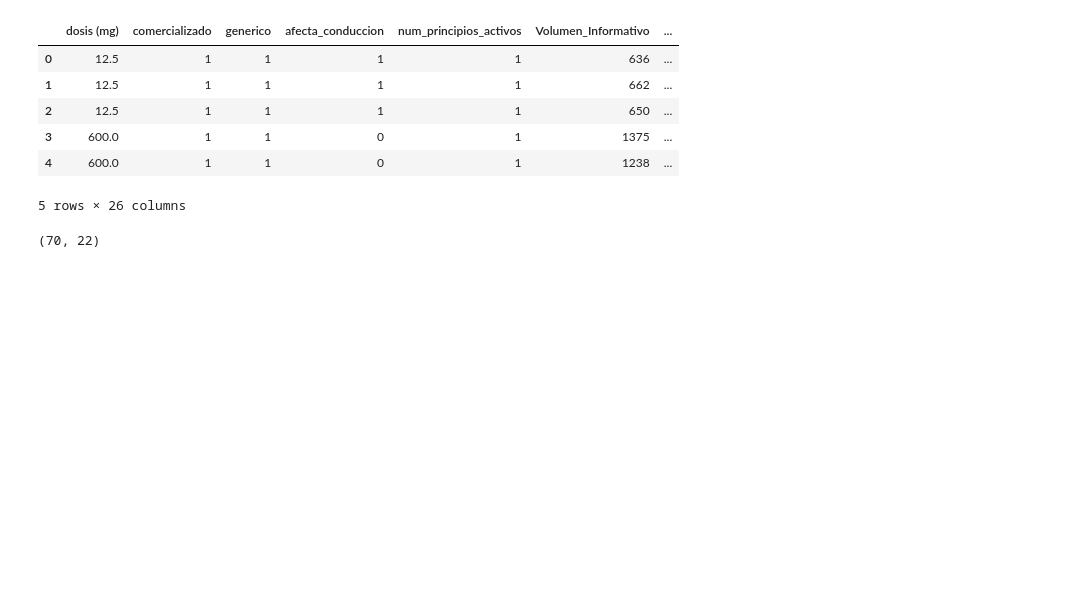
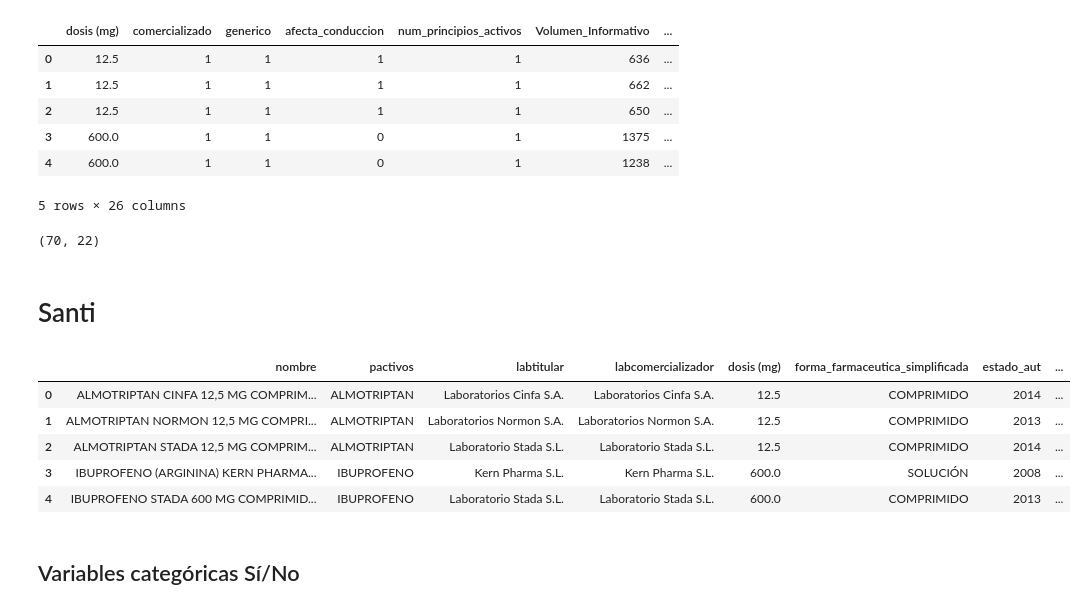
Before and after one commit to Chicloneo/Proyecto-Ingenieria-Dato, a Jupyter notebook: Notebooks/HU-5.ipynb, the cells around one changed output. Saved outputs shown, nothing was run; the diff lists cells and outputs as text; code cells hidden in the pictures; blank space fills up the shorter version.

```diff
--- a/Notebooks/HU-5.ipynb
+++ b/Notebooks/HU-5.ipynb
@@ -149,3 +140,17 @@ X = df.to_numpy()
 print(X.shape)
 # %% [output]
 (70, 22)
+# %% [markdown]
+# Santi
+# %%
+df = pd.read_csv(os.getcwd() + "/../src/data/HU4_EDA.csv")
+df.head()
+# %% [output]
+|  | nombre | pactivos | labtitular | labcomercializador | dosis (mg) | forma_farmaceutica_simplificada | estado_aut | ... |
+| 0 | ALMOTRIPTAN CINFA 12,5 MG COMPRIM... | ALMOTRIPTAN | Laboratorios Cinfa S.A. | Laboratorios Cinfa S.A. | 12.5 | COMPRIMIDO | 2014 | ... |
+| 1 | ALMOTRIPTAN NORMON 12,5 MG COMPRI... | ALMOTRIPTAN | Laboratorios Normon S.A. | Laboratorios Normon S.A. | 12.5 | COMPRIMIDO | 2013 | ... |
+| 2 | ALMOTRIPTAN STADA 12,5 MG COMPRIM... | ALMOTRIPTAN | Laboratorio Stada S.L. | Laboratorio Stada S.L. | 12.5 | COMPRIMIDO | 2014 | ... |
+| 3 | IBUPROFENO (ARGININA) KERN PHARMA... | IBUPROFENO | Kern Pharma S.L. | Kern Pharma S.L. | 600.0 | SOLUCIÓN | 2008 | ... |
+| 4 | IBUPROFENO STADA 600 MG COMPRIMID... | IBUPROFENO | Laboratorio Stada S.L. | Laboratorio Stada S.L. | 600.0 | COMPRIMIDO | 2013 | ... |
+# %% [markdown]
+## Variables categóricas Sí/No
```
Also changed, not shown: parts of 7 cells of this notebook, 3 other files.
